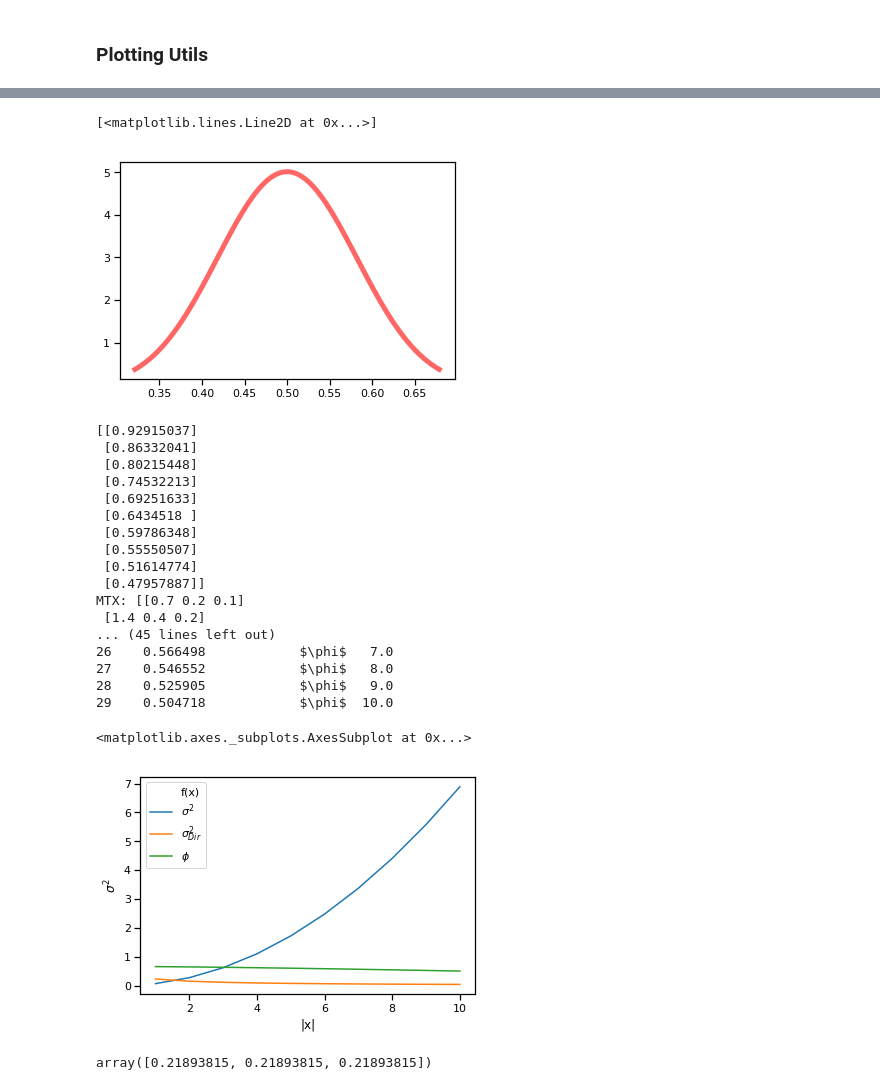
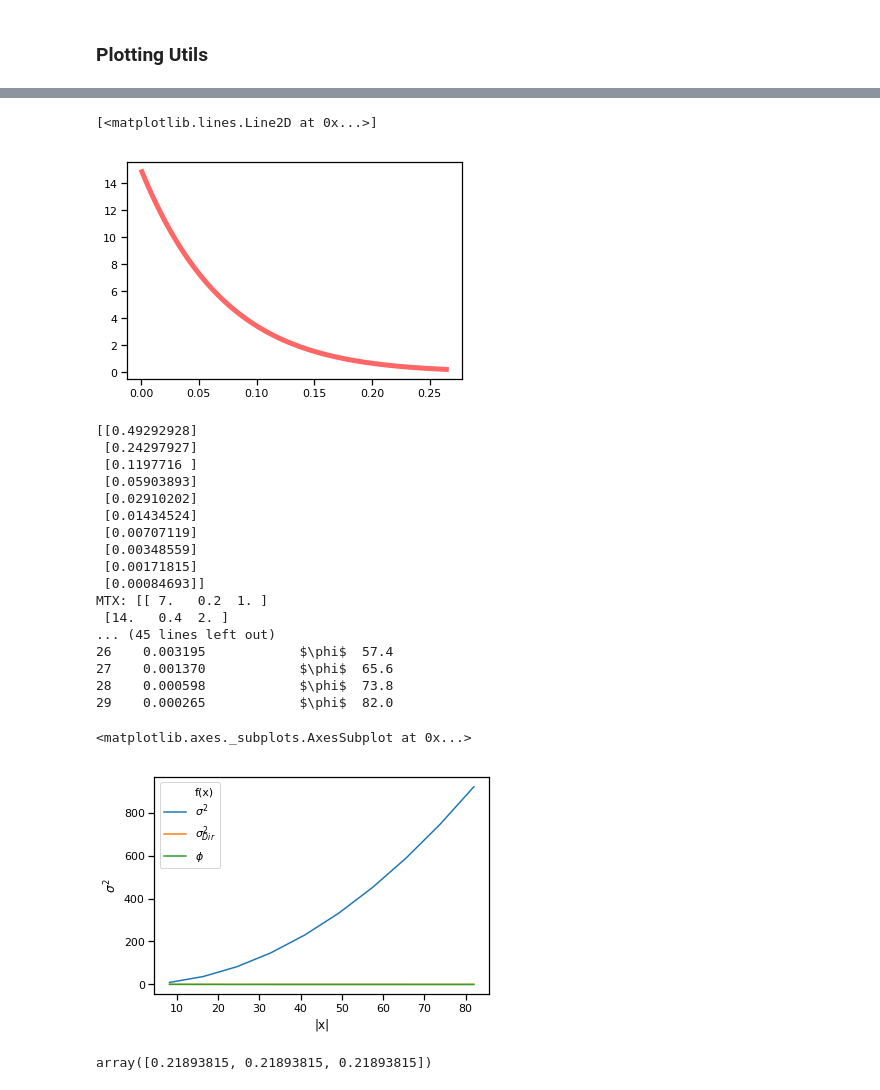
Before and after one commit to WladimirSidorenko/Dissertation, a Jupyter notebook: notebooks/dasa.ipynb, the cells around one changed output, grey strips where cells are left out. Saved outputs shown, nothing was run; the diff lists cells and outputs as text; code cells hidden in the pictures.

```diff
--- a/notebooks/dasa.ipynb
+++ b/notebooks/dasa.ipynb
@@ -244,11 +245,12 @@ scale 19.912644852618616
 # %%
 fig, ax = plt.subplots(1, 1)
-a = b = 20
+a = 1
+b = 15
 x = np.linspace(beta.ppf(0.01, a, b), beta.ppf(0.99, a, b), 100)
 ax.plot(x, beta.pdf(x, a, b), 'r-', lw=5, alpha=0.6, label='beta pdf')
 # %% [output]
 [<matplotlib.lines.Line2D at 0x...>]
-[figure, old version]
+[figure, new version]
 # %%
 # Uniformity Function
 def dirichlet_sigma(x, axis=1):
@@ -279,7 +281,7 @@ def phi(x, axis=1):
     return x
 
 
-MTX = np.multiply(np.array([[0.7, 0.2, 0.1],]).repeat(10, axis=0),
+MTX = np.multiply(np.array([[7, 0.2, 1],]).repeat(10, axis=0),
                   np.arange(1, 11).reshape(10, 1))
 x = np.tile(np.sum(MTX, axis=1), 3)
 y = np.concatenate([np.power(np.std(MTX, axis=1), 2),
@@ -290,25 +292,25 @@ dframe = pd.DataFrame({"|x|": x, r"$\sigma^2$": y, r"f(x)": f_x})
 print(dframe)
 sns.lineplot(x="|x|", y=r"$\sigma^2$", hue=r"f(x)", data=dframe)
 # %% [output]
-[[0.92915037]
- [0.86332041]
- [0.80215448]
- [0.74532213]
- [0.69251633]
- [0.6434518 ]
- [0.59786348]
- [0.55550507]
- [0.51614774]
- [0.47957887]]
-MTX: [[0.7 0.2 0.1]
- [1.4 0.4 0.2]
+[[0.49292928]
+ [0.24297927]
+ [0.1197716 ]
+ [0.05903893]
+ [0.02910202]
+ [0.01434524]
+ [0.00707119]
+ [0.00348559]
+ [0.00171815]
+ [0.00084693]]
+MTX: [[ 7.   0.2  1. ]
+ [14.   0.4  2. ]
 ... (45 lines left out)
-26    0.566498            $\phi$   7.0
-27    0.546552            $\phi$   8.0
-28    0.525905            $\phi$   9.0
-29    0.504718            $\phi$  10.0
+26    0.003195            $\phi$  57.4
+27    0.001370            $\phi$  65.6
+28    0.000598            $\phi$  73.8
+29    0.000265            $\phi$  82.0
 <matplotlib.axes._subplots.AxesSubplot at 0x...>
-[figure, old version]
+[figure, new version]
 # %%
 from scipy.stats import dirichlet
 
```
Also changed, not shown: parts of 10 cells of this notebook, 4 other files.
